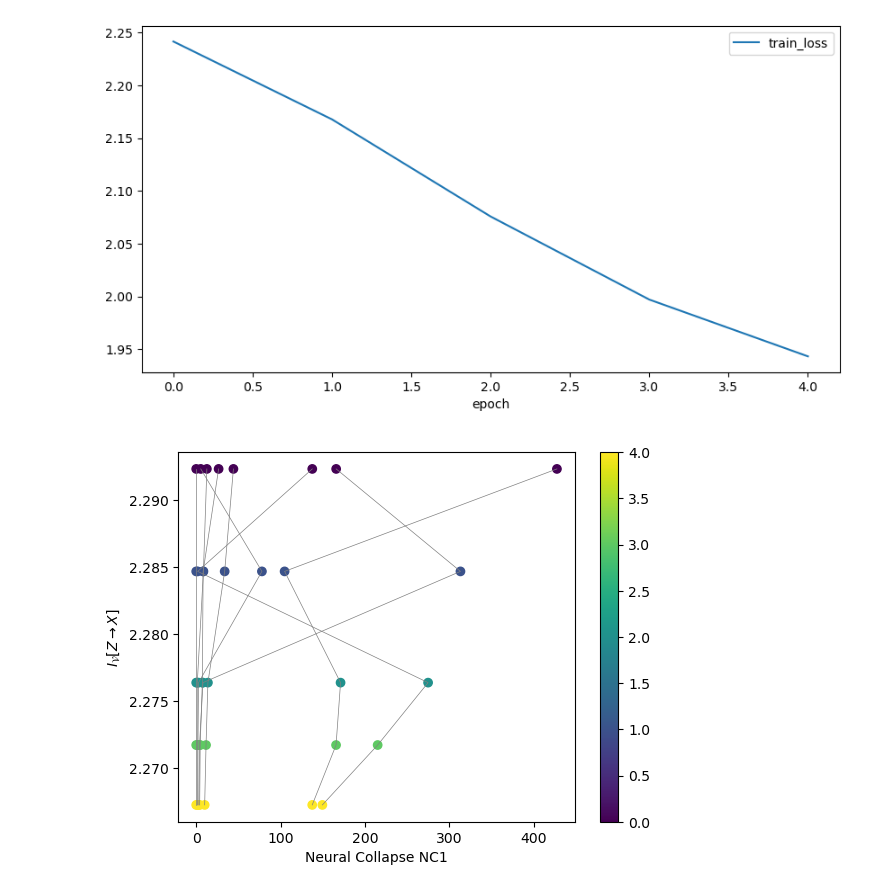
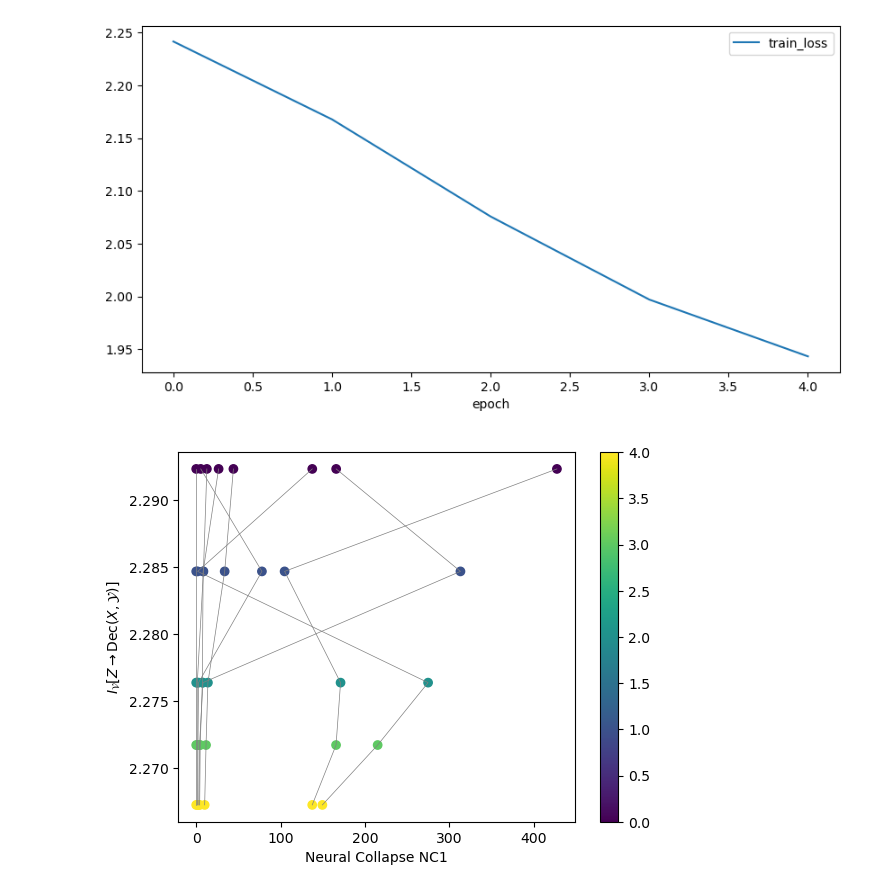
Before and after one commit to ziyong-was-taken/Compression-In-DNNs, a Jupyter notebook: plots.ipynb, the cells around one changed output. Cells and saved outputs as stored; diff of their text form; code cells hidden in the pictures.

```diff
--- a/plots.ipynb
+++ b/plots.ipynb
@@ -13,10 +13,10 @@ plt.show()
 # %%
 for nc in metrics.columns[1:-2]:
     plt.scatter(metrics[nc], metrics["v_info"], cmap="viridis", c=metrics["epoch"])
     plt.plot(metrics[nc], metrics["v_info"], color="gray", linewidth=0.5)
 plt.xlabel("Neural Collapse NC1")
-plt.ylabel(r"$I_{\mathcal{V}}[Z \to X]$")
+plt.ylabel(r"$I_{\mathcal{V}}[Z \to \operatorname{Dec}(X,\mathcal{Y})]$")
 plt.colorbar()
 plt.show()
 # %% [output]
-[figure, old version]
+[figure, new version]
```
Also changed, not shown: 4 other files.
